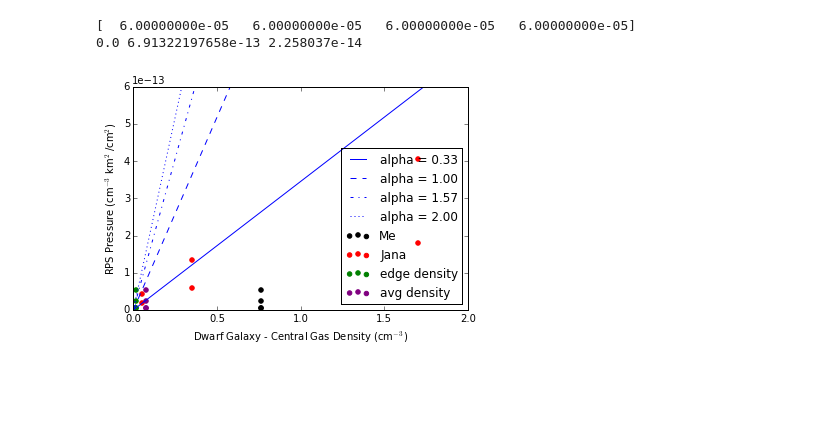
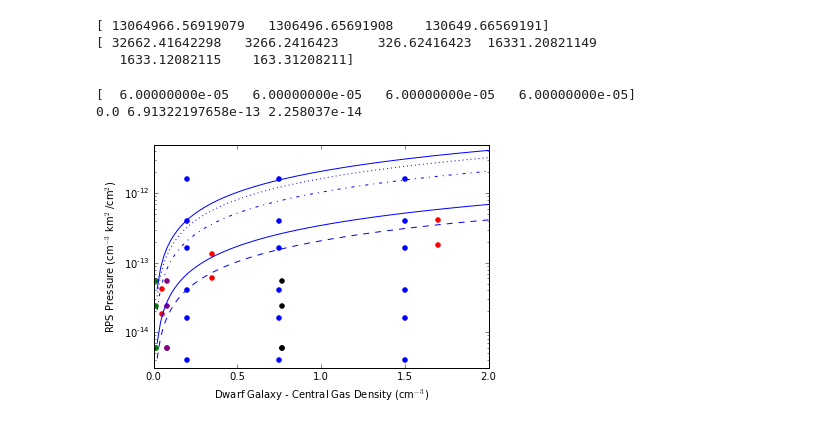
Before and after one commit to aemerick/dwarfs, a Jupyter notebook: analysis/Simulation_analysis.ipynb, the cells around one changed output. Drawn from its saved outputs; the diff is of its cells as text; code cells hidden in the pictures; blank space fills up the shorter version.

```diff
--- a/analysis/Simulation_analysis.ipynb
+++ b/analysis/Simulation_analysis.ipynb
@@ -28,26 +26,48 @@ n_edge = LT_sims['n_halo'] * 0.6 * LT_sims['T_halo'] / LT_sims['T_dwarf'] / 1.31
 P_edge   = cgs.G * n_edge * M_o / (3.0*r_o) * 1.31 * cgs.mp
 
 n_avg  = M_HI / (4./3. * np.pi * r_o**3) /(cgs.mp * 1.31) * np.ones(np.size(LT_sims['n_halo']))
+# %%
+n_o_list = np.array([0.2]*6 + [0.75]*6 + [1.5]*6)
+v1, v2 = 200.0, 400.0
+v_list   = 1.0*np.array([v1]*3 + [v2]*3 + [v1]*3 + [v2]*3+ [v1]*3 + [v2]*3)
+n_halo_list   = np.array([1.0E-5,1.0E-4,1.0E-3]*6)
+# T = 6000
+P_RPS_list = (v_list*1.0E5)**2 * (n_halo_list) * cgs.mp * 0.6
+# %%
+tau = 50000.0 * cgs.Myr
+rho_v_KH = M_HI / (tau * np.pi * r_o * r_o)
+v_KH     = rho_v_KH / (cgs.mp * 0.6 * n_halo_list[0:3])
+print v_KH
+P_RPS_KH_200 = (200.0E5)**2*n_halo_list[0:3] * cgs.mp * 0.6
+P_RPS_KH_400 = (400.0E5)**2*n_halo_list[0:3] * cgs.mp * 0.6
+
+tau_KH = M_HI/(np.pi * r_o * r_o * n_halo_list[0:6] * cgs.mp * 0.6 * (v_list[0:6]*1.0E5)) /cgs.Myr
+print tau_KH
+# %% [output]
+[ 13064966.56919079   1306496.65691908    130649.66569191]
+[ 32662.41642298   3266.2416423     326.62416423  16331.20821149
+   1633.12082115    163.31208211]
 # %%
 print LT_sims['n_halo']
 plt.scatter(LT_sims['n_o'], P_RPS, color='black', label='Me')
 plt.scatter(jana_sims['n_o'], P_RPS_jana, color='red', label='Jana')
 
 i = 0
-ls = ['-','--','-.',':']
-for alpha in np.array([1./3.,1.0,np.pi/2.,2.0]):
+ls = ['-','--','-.',':','-']
+for alpha in np.array([1./3.,1./5.,1.0,np.pi/2.,2.0]):
     plt.plot(n_o_anal, P_anal * 3.0 * alpha, color='blue', ls=ls[i],label='alpha = %.2f'%(alpha))
     i = i + 1
 plt.xlim(0.0,2.0)
-#plt.semilogy()
+plt.semilogy()
 plt.scatter(n_edge,P_RPS,color='green', label='edge density')
 plt.scatter(n_avg,P_RPS,color='purple', label='avg density')
+plt.scatter(n_o_list, P_RPS_list, color = 'blue', label='proposed')
 plt.xlabel(r'Dwarf Galaxy - Central Gas Density (cm$^{-3}$)')
 plt.ylabel(r'RPS Pressure (cm$^{-3}$ km$^2$/cm$^{2}$)')
-plt.ylim(0.0,0.6E-12)
-plt.legend(loc='best')
+plt.ylim(0.0,5.0E-12)
+#plt.legend(loc='best')
 print np.min(P_anal),np.max(P_anal), np.average(P_RPS)
 # %% [output]
 [  6.00000000e-05   6.00000000e-05   6.00000000e-05   6.00000000e-05]
 0.0 6.91322197658e-13 2.258037e-14
-[figure, old version]
+[figure, new version]
```
Also changed, not shown: parts of 6 cells of this notebook.
